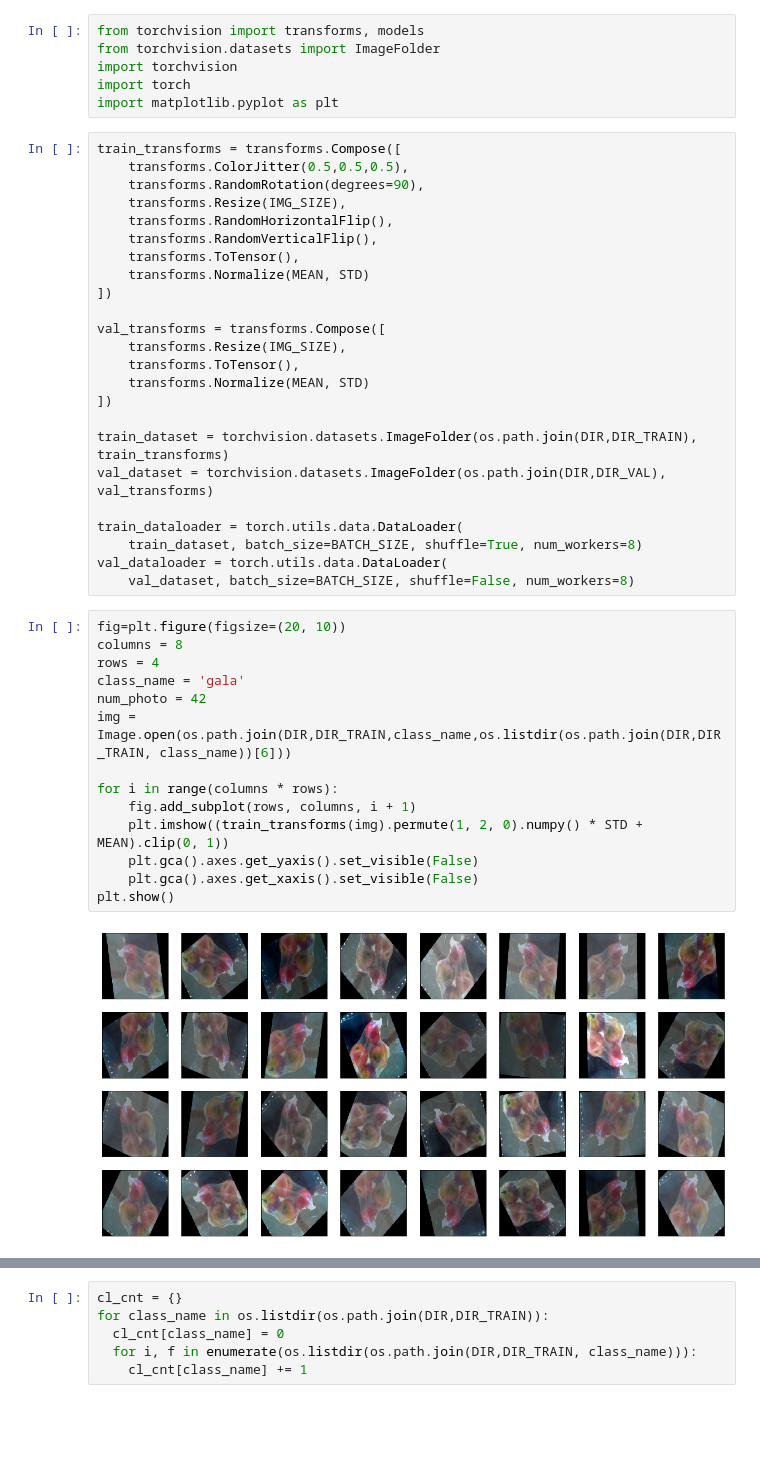
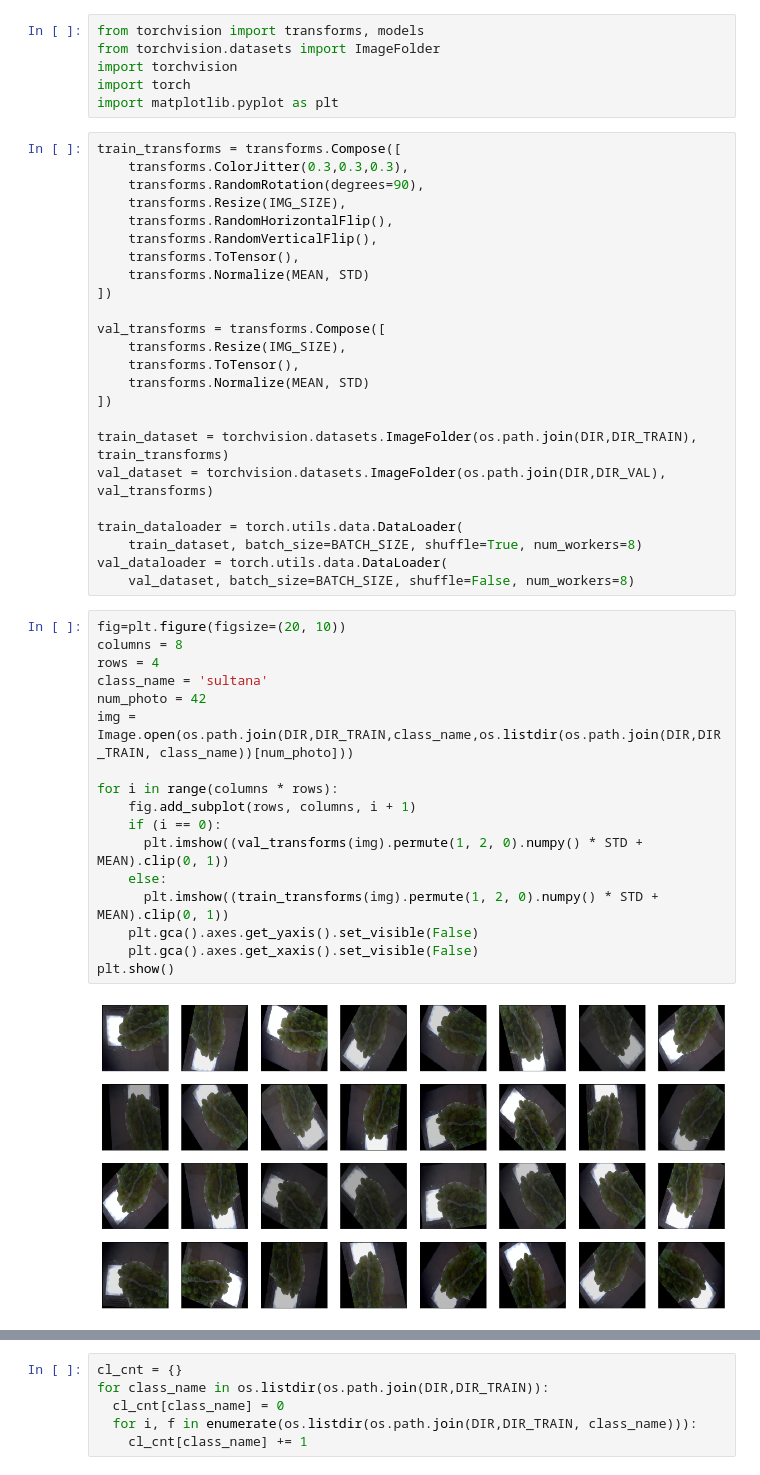
Before and after one commit to MihailMV/Fruits-and-vegetables, a Jupyter notebook: NN_fruits_and_vegetables.ipynb, the cells around one changed output, grey strips where cells are left out. Cells and saved outputs as stored; diff of their text form; blank space fills up the shorter version.

```diff
--- a/NN_fruits_and_vegetables.ipynb
+++ b/NN_fruits_and_vegetables.ipynb
@@ -82,7 +72,7 @@ import torch
 import matplotlib.pyplot as plt
 # %%
 train_transforms = transforms.Compose([
-    transforms.ColorJitter(0.5,0.5,0.5),
+    transforms.ColorJitter(0.3,0.3,0.3),
     transforms.RandomRotation(degrees=90),
     transforms.Resize(IMG_SIZE),
     transforms.RandomHorizontalFlip(),
@@ -107,17 +97,20 @@ val_dataloader = torch.utils.data.DataLoader(
 # %%
 fig=plt.figure(figsize=(20, 10))
 columns = 8
 rows = 4
-class_name = 'gala'
+class_name = 'sultana'
 num_photo = 42
-img = Image.open(os.path.join(DIR,DIR_TRAIN,class_name,os.listdir(os.path.join(DIR,DIR_TRAIN, class_name))[6]))
+img = Image.open(os.path.join(DIR,DIR_TRAIN,class_name,os.listdir(os.path.join(DIR,DIR_TRAIN, class_name))[num_photo]))
 
 for i in range(columns * rows):
     fig.add_subplot(rows, columns, i + 1)
-    plt.imshow((train_transforms(img).permute(1, 2, 0).numpy() * STD + MEAN).clip(0, 1))
+    if (i == 0):
+      plt.imshow((val_transforms(img).permute(1, 2, 0).numpy() * STD + MEAN).clip(0, 1))
+    else:
+      plt.imshow((train_transforms(img).permute(1, 2, 0).numpy() * STD + MEAN).clip(0, 1))
     plt.gca().axes.get_yaxis().set_visible(False)
     plt.gca().axes.get_xaxis().set_visible(False)
 plt.show()
 # %% [output]
-[figure, old version]
+[figure, new version]
 # %%
```
Also changed, not shown: parts of 43 cells of this notebook.
